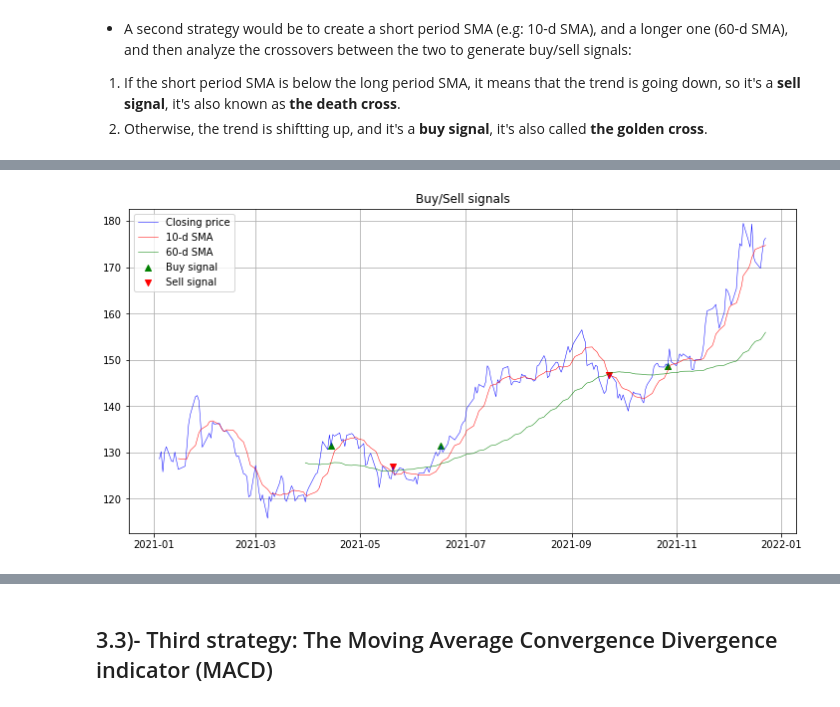
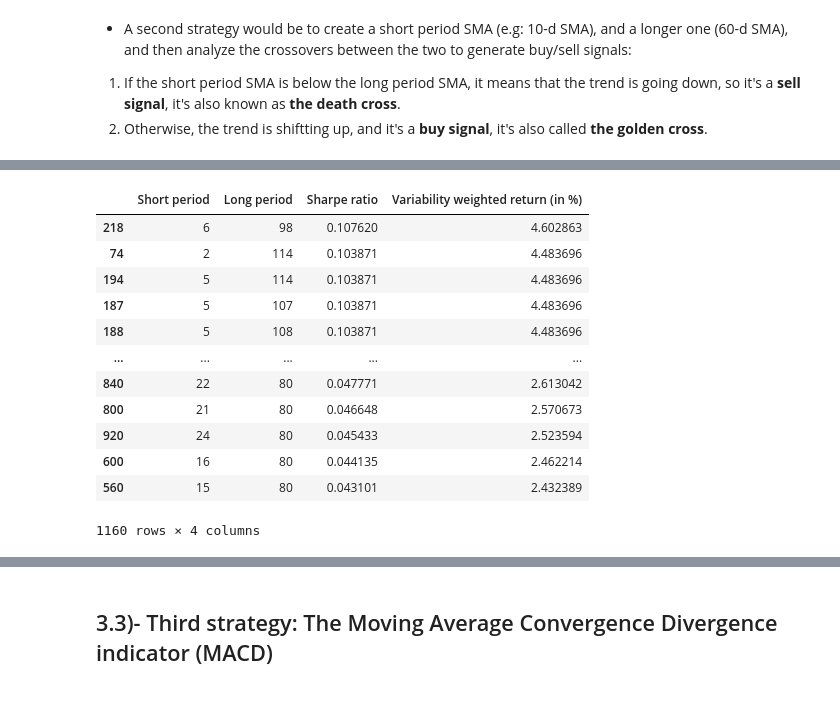
Before and after one commit to aahouzi/Stock-price-forecasting, a Jupyter notebook: notebooks/quantitative_trading_strategies.ipynb, the cells around one changed output, grey strips where cells are left out. Cells and saved outputs as stored; diff of their text form; code cells hidden in the pictures.

```diff
--- a/notebooks/quantitative_trading_strategies.ipynb
+++ b/notebooks/quantitative_trading_strategies.ipynb
@@ -337,14 +279,0 @@ df_apple.head()
-# %%
-# Let's visualize buying/selling signals in the chart
-plt.figure(figsize=(12, 6))
-plt.plot(df_apple['Close'] , label='Closing price', linewidth=0.5, color='blue')
-plt.plot(df_apple['10d_sma_price'], color='red', linewidth=0.5, label='10-d SMA')
-plt.plot(df_apple['60d_sma_price'], color='green', linewidth=0.5, label='60-d SMA')
-plt.scatter(df_apple.index , df_apple['buy_signals'], label='Buy signal', marker='^', color='green')
-plt.scatter(df_apple.index , df_apple['sell_signals'] , label='Sell signal' , marker='v', color='red')
-plt.title("Buy/Sell signals")
-plt.legend(loc='best')
-plt.grid()
-plt.show()
-# %% [output]
-[figure, removed]
@@ -350,0 +297,36 @@ plt.show()
+# %%
+# Backtesting the model's parameters
+cerebro = bt.Cerebro()
+cerebro.adddata(data)
+strats = cerebro.optstrategy(SecondStrategy,
+                             short_period=range(1, 30),
+                             long_period=range(80, 120))
+cerebro.broker.setcash(startcash)
+cerebro.broker.setcommission(commission)
+cerebro.addsizer(bt.sizers.FixedSize, stake=stake)
+
+# Add analyzers
+cerebro.addanalyzer(bt.analyzers.SharpeRatio, timeframe=bt.TimeFrame.Days, factor=365)
+cerebro.addanalyzer(bt.analyzers.VWR, timeframe=bt.TimeFrame.Days, tann=365)
+results = cerebro.run()
+
+df_result = pd.DataFrame([{"Short period": result[0].params.short_period,
+                           "Long period": result[0].params.long_period,
+                           "Sharpe ratio": result[0].analyzers.sharperatio.get_analysis()['sharperatio'],
+                           "Variability weighted return (in %)": result[0].analyzers.vwr.get_analysis()['vwr']
+                          } for result in results])
+display(df_result.sort_values("Sharpe ratio", ascending=False))
+# %% [output]
+|  | Short period | Long period | Sharpe ratio | Variability weighted return (in %) |
+| 218 | 6 | 98 | 0.107620 | 4.602863 |
+| 74 | 2 | 114 | 0.103871 | 4.483696 |
+| 194 | 5 | 114 | 0.103871 | 4.483696 |
+| 187 | 5 | 107 | 0.103871 | 4.483696 |
+| 188 | 5 | 108 | 0.103871 | 4.483696 |
+| ... | ... | ... | ... | ... |
+| 840 | 22 | 80 | 0.047771 | 2.613042 |
+| 800 | 21 | 80 | 0.046648 | 2.570673 |
+| 920 | 24 | 80 | 0.045433 | 2.523594 |
+| 600 | 16 | 80 | 0.044135 | 2.462214 |
+| 560 | 15 | 80 | 0.043101 | 2.432389 |
+1160 rows × 4 columns
```
Also changed, not shown: parts of 22 cells of this notebook.
